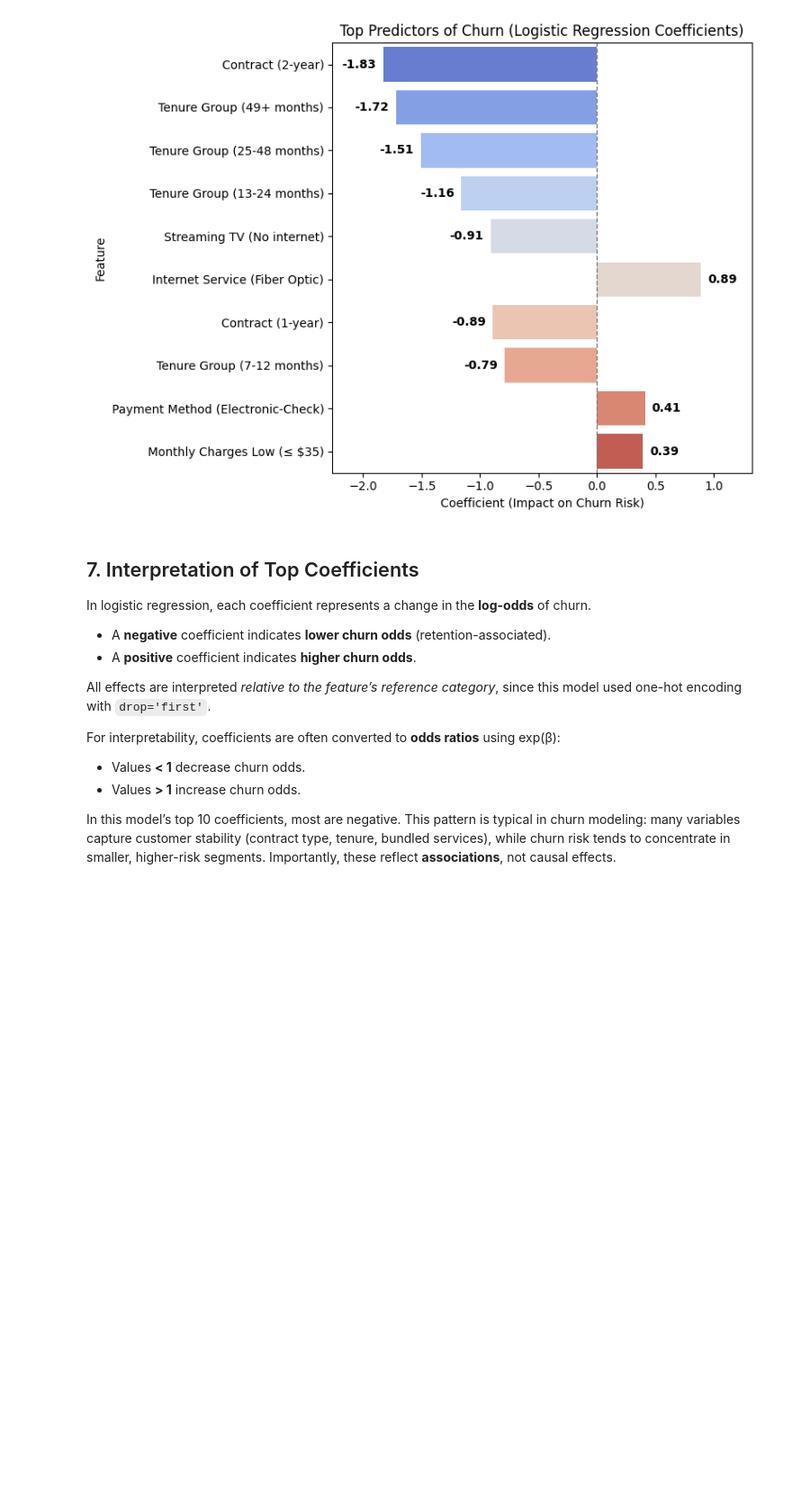
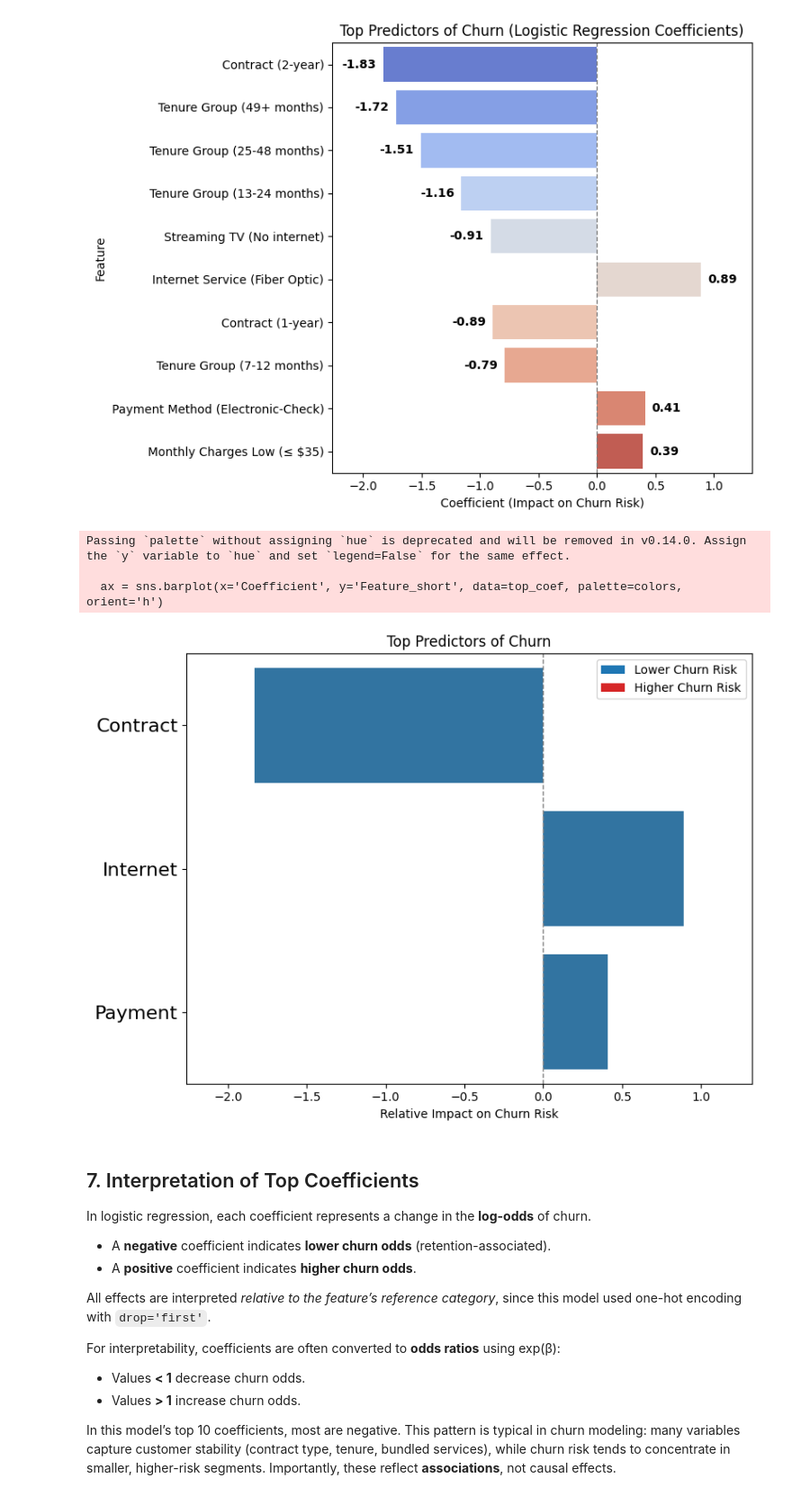
Before and after one commit to amschiltz/springboard_projects, a Jupyter notebook: Capstone_2/notebooks/04_telco_churn_modeling.ipynb, the cells around one changed output. Shown at 90% size. Drawn from its saved outputs; the diff is of its cells as text; code cells hidden in the pictures; blank space fills up the shorter version.

Commit message:
Update top predictors table with correct mappings

```diff
--- a/Capstone_2/notebooks/04_telco_churn_modeling.ipynb
+++ b/Capstone_2/notebooks/04_telco_churn_modeling.ipynb
@@ -1331,6 +1331,72 @@ Passing `palette` without assigning `hue` is deprecated and will be removed in v
 
   ax = sns.barplot(x='Coefficient', y='Feature', data=top_coef, palette='coolwarm', orient='h')
 [figure]
+# %%
+# Alternate figure for presentation
+
+# Plot top predictors for churn from logistic regression model
+# Excluding: Contract (1-year), Internet Service (Fiber Optic), Tenure Group (7-12 months), Streaming TV (No internet)
+
+exclude_features = [
+    'Contract (1-year)',
+    'Tenure Group (13-24 months)',
+    'Tenure Group (7-12 months)',
+    'Streaming TV (No internet)'
+]
+
+# Filter out excluded features
+filtered_coef = coef_df_all_add_ons[~coef_df_all_add_ons['Feature'].isin(exclude_features)]
+top_n = 6
+top_coef = filtered_coef.head(top_n).copy()
+
+# Create custom feature name mapping based on original feature names
+feature_name_mapping = {
+    'Contract (2-year)': 'Contract (2-year)',
+    'Tenure Group (49+ months)': 'Tenure (49+ months)',
+    'Tenure (49+ months)': 'Tenure (49+ months)',
+    'Tenure Group (25-48 months)': 'Tenure (25-48 months)',
+    'Tenure (25-48 months)': 'Tenure (25-48 months)',
+    'Internet Service (Fiber Optic)': 'Internet (Fiber Optic)',
+    'Payment Method (Electronic-Check)': 'Payment (Electronic-Check)',
+    'Monthly Charges (≤ $35)': 'Monthly Charges (≤ $35)'
+}
+top_coef['Feature_short'] = top_coef['Feature'].map(feature_name_mapping)
+
+plt.figure(figsize=(8, 6))  # Wide figure for more space
+
+# Create color list: blue for negative, red for positive
+colors = ['#1f77b4' if x < 0 else '#d62728' for x in top_coef['Coefficient']]
+
+ax = sns.barplot(x='Coefficient', y='Feature_short', data=top_coef, palette=colors, orient='h')
+plt.title('Top Predictors of Churn')
+plt.xlabel('Relative Impact on Churn Risk')
+plt.ylabel('')  # Remove y-axis label
+plt.axvline(0, color='gray', linestyle='--', linewidth=1)
+
+# Set x-limits to add more space for annotation text
+xlim = ax.get_xlim()
+x_pad = 0.1 * (xlim[1] - xlim[0])
+plt.xlim(xlim[0] - x_pad, xlim[1] + x_pad)
+
+# Create legend
+from matplotlib.patches import Patch
+legend_elements = [
+    Patch(facecolor='#1f77b4', label='Lower Churn Risk'),
+    Patch(facecolor='#d62728', label='Higher Churn Risk')
+]
+ax.legend(handles=legend_elements, loc='upper right', fontsize=10, frameon=True)
+
+# Increase font size of feature names on y-axis
+ax.tick_params(axis='y', labelsize=16)
+
+plt.tight_layout()
+plt.savefig('../reports/figures/top_predictors_logreg_all_add_ons.png', bbox_inches='tight', dpi=300)
+plt.show()
+# %% [output]
+Passing `palette` without assigning `hue` is deprecated and will be removed in v0.14.0. Assign the `y` variable to `hue` and set `legend=False` for the same effect.
+
+  ax = sns.barplot(x='Coefficient', y='Feature_short', data=top_coef, palette=colors, orient='h')
+[figure, added]
 # %% [markdown]
 ## 7. Interpretation of Top Coefficients
 
```
Also changed, not shown: parts of 10 cells of this notebook, 5 other files.
